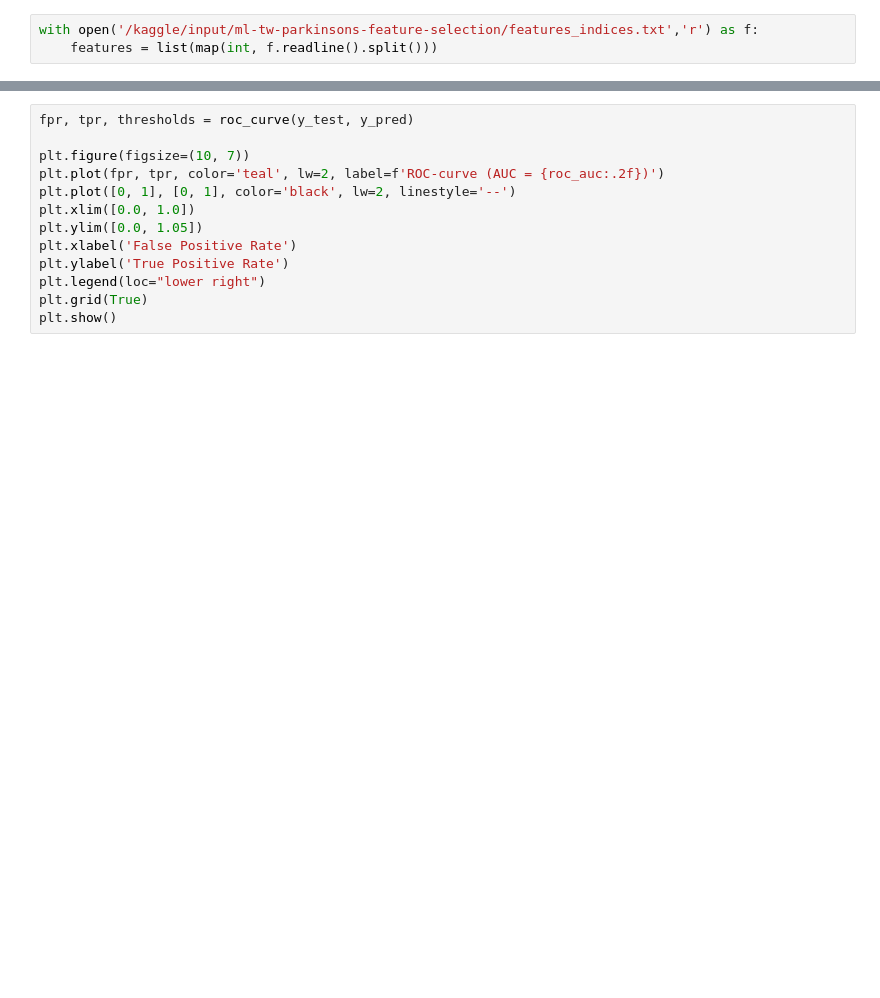
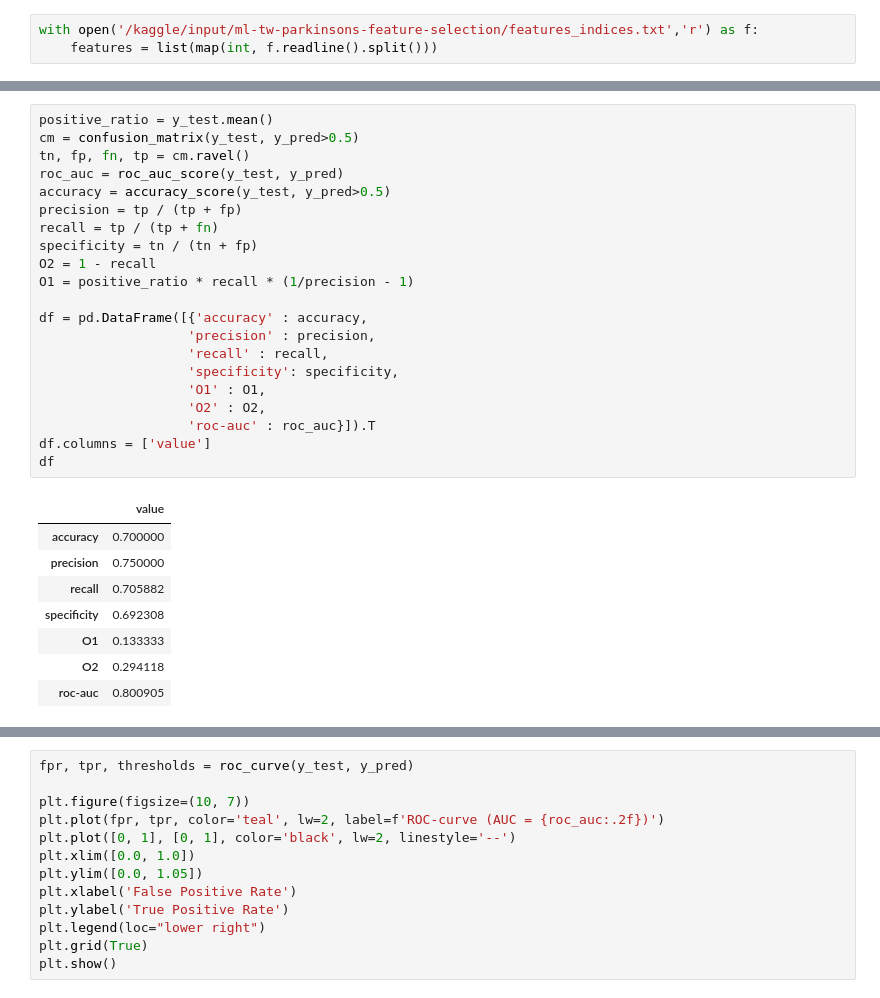
Before and after one commit to Anton-Shvetsov/Parkinson_prediction, a Jupyter notebook: DL/code/ml-tw-parkinsons-inference.ipynb, the cells around one changed output, grey strips where cells are left out. Saved outputs shown, nothing was run; the diff lists cells and outputs as text; blank space fills up the shorter version.

```diff
--- a/DL/code/ml-tw-parkinsons-inference.ipynb
+++ b/DL/code/ml-tw-parkinsons-inference.ipynb
@@ -61,0 +53,30 @@ ROC-AUC on test data: 0.8009
+# %%
+positive_ratio = y_test.mean()
+cm = confusion_matrix(y_test, y_pred>0.5)
+tn, fp, fn, tp = cm.ravel()
+roc_auc = roc_auc_score(y_test, y_pred)
+accuracy = accuracy_score(y_test, y_pred>0.5)
+precision = tp / (tp + fp)
+recall = tp / (tp + fn)
+specificity = tn / (tn + fp)
+O2 = 1 - recall
+O1 = positive_ratio * recall * (1/precision - 1)
+
+df = pd.DataFrame([{'accuracy' : accuracy,
+                   'precision' : precision,
+                   'recall' : recall,
+                   'specificity': specificity,
+                   'O1' : O1,
+                   'O2' : O2,
+                   'roc-auc' : roc_auc}]).T
+df.columns = ['value']
+df
+# %% [output]
+|  | value |
+| accuracy | 0.700000 |
+| precision | 0.750000 |
+| recall | 0.705882 |
+| specificity | 0.692308 |
+| O1 | 0.133333 |
+| O2 | 0.294118 |
+| roc-auc | 0.800905 |
```
Also changed, not shown: parts of 5 cells of this notebook.
